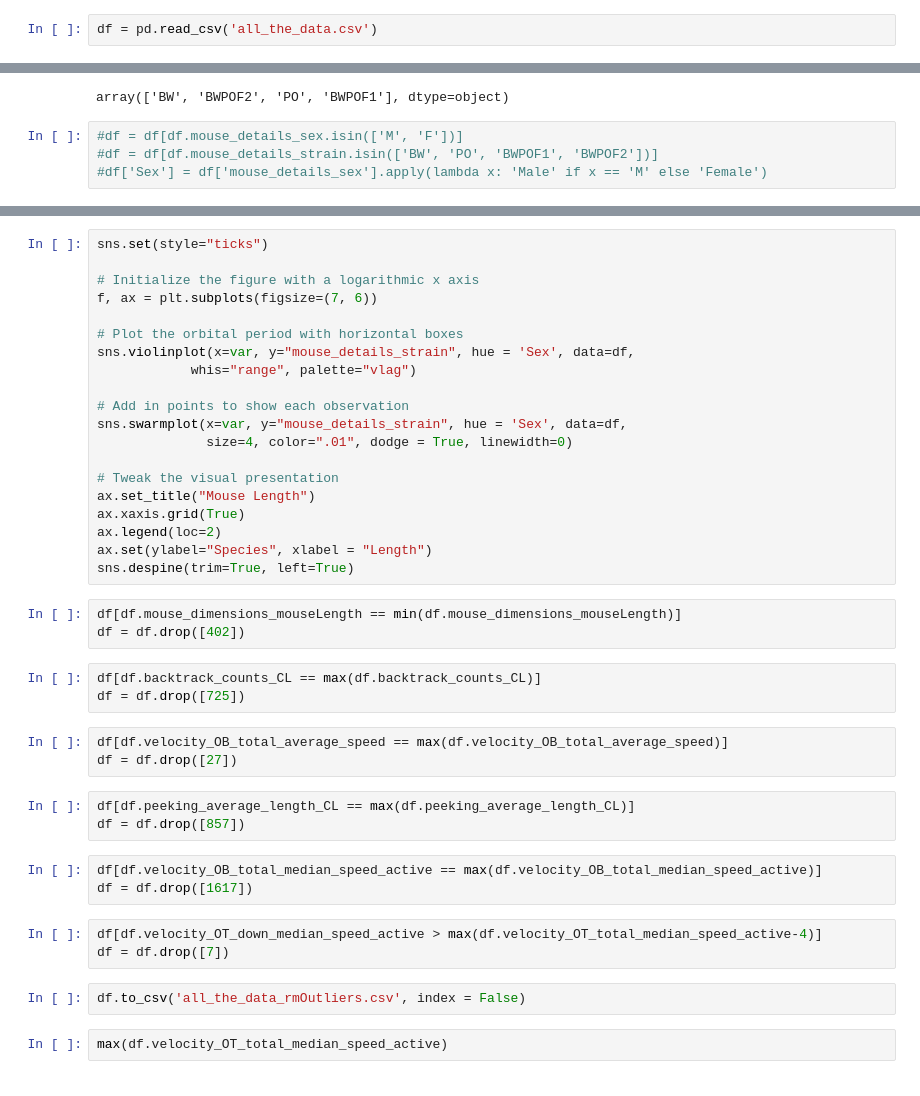
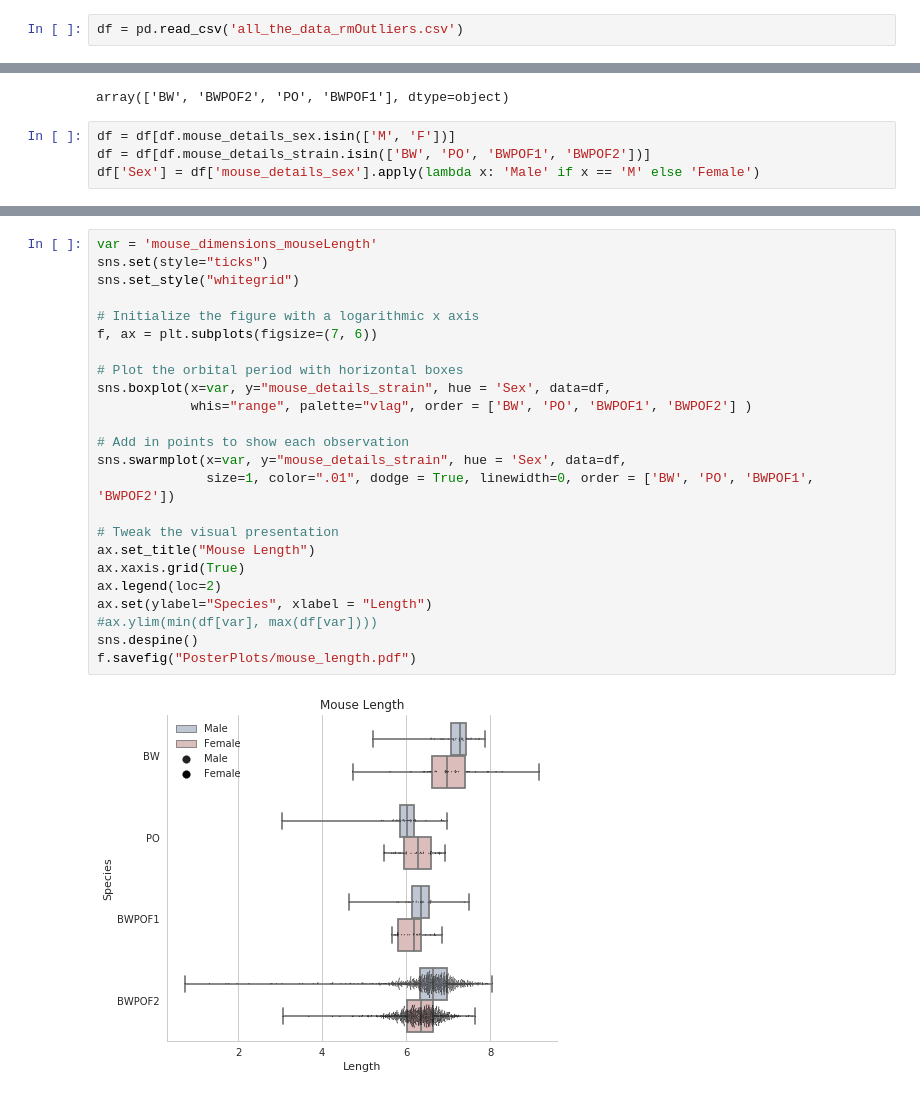
Before and after one commit to zachbogart/mice_behavior_capstone, a Jupyter notebook: process_data/results/ViolinPlot_designs.ipynb, the cells around one changed output, grey strips where cells are left out. Saved outputs shown, nothing was run; the diff lists cells and outputs as text.

Commit message:
added updated plots

```diff
--- a/process_data/results/ViolinPlot_designs.ipynb
+++ b/process_data/results/ViolinPlot_designs.ipynb
@@ -4,15 +4,15 @@ import matplotlib.pyplot as plt
 import pandas as pd
 import numpy as np
 # %%
-df = pd.read_csv('all_the_data.csv')
+df = pd.read_csv('all_the_data_rmOutliers.csv')
 # %%
 df.mouse_details_strain.unique()
 # %% [output]
 array(['BW', 'BWPOF2', 'PO', 'BWPOF1'], dtype=object)
 # %%
-#df = df[df.mouse_details_sex.isin(['M', 'F'])]
-#df = df[df.mouse_details_strain.isin(['BW', 'PO', 'BWPOF1', 'BWPOF2'])]
-#df['Sex'] = df['mouse_details_sex'].apply(lambda x: 'Male' if x == 'M' else 'Female')
+df = df[df.mouse_details_sex.isin(['M', 'F'])]
+df = df[df.mouse_details_strain.isin(['BW', 'PO', 'BWPOF1', 'BWPOF2'])]
+df['Sex'] = df['mouse_details_sex'].apply(lambda x: 'Male' if x == 'M' else 'Female')
 # %%
 var = 'mouse_dimensions_mouseLength'
 df_2 = df[['mouse_details_strain', 'mouse_details_sex', 'Sex', var]]
@@ -38,44 +50,28 @@ ax.legend(loc=2)
 ax.set(ylabel="Species", xlabel = "Length")
 sns.despine(trim=True, left=True)
 # %%
+var = 'mouse_dimensions_mouseLength'
 sns.set(style="ticks")
+sns.set_style("whitegrid")
 
 # Initialize the figure with a logarithmic x axis
 f, ax = plt.subplots(figsize=(7, 6))
 
 # Plot the orbital period with horizontal boxes
-sns.violinplot(x=var, y="mouse_details_strain", hue = 'Sex', data=df,
-            whis="range", palette="vlag")
+sns.boxplot(x=var, y="mouse_details_strain", hue = 'Sex', data=df,
+            whis="range", palette="vlag", order = ['BW', 'PO', 'BWPOF1', 'BWPOF2'] )
 
 # Add in points to show each observation
 sns.swarmplot(x=var, y="mouse_details_strain", hue = 'Sex', data=df,
-              size=4, color=".01", dodge = True, linewidth=0)
+              size=1, color=".01", dodge = True, linewidth=0, order = ['BW', 'PO', 'BWPOF1', 'BWPOF2'])
 
 # Tweak the visual presentation
 ax.set_title("Mouse Length")
 ax.xaxis.grid(True)
 ax.legend(loc=2)
 ax.set(ylabel="Species", xlabel = "Length")
-sns.despine(trim=True, left=True)
+#ax.ylim(min(df[var], max(df[var])))
+sns.despine()
+f.savefig("PosterPlots/mouse_length.pdf")
+# %% [output]
+[figure, added]
-# %%
-df[df.mouse_dimensions_mouseLength == min(df.mouse_dimensions_mouseLength)]
-df = df.drop([402])
-# %%
-df[df.backtrack_counts_CL == max(df.backtrack_counts_CL)]
-df = df.drop([725])
-# %%
-df[df.velocity_OB_total_average_speed == max(df.velocity_OB_total_average_speed)]
-df = df.drop([27])
-# %%
-df[df.peeking_average_length_CL == max(df.peeking_average_length_CL)]
-df = df.drop([857])
-# %%
-df[df.velocity_OB_total_median_speed_active == max(df.velocity_OB_total_median_speed_active)]
-df = df.drop([1617])
-# %%
-df[df.velocity_OT_down_median_speed_active > max(df.velocity_OT_total_median_speed_active-4)]
-df = df.drop([7])
-# %%
-df.to_csv('all_the_data_rmOutliers.csv', index = False)
-# %%
-max(df.velocity_OT_total_median_speed_active)
```
Also changed, not shown: parts of 13 cells of this notebook, 4 other files.
